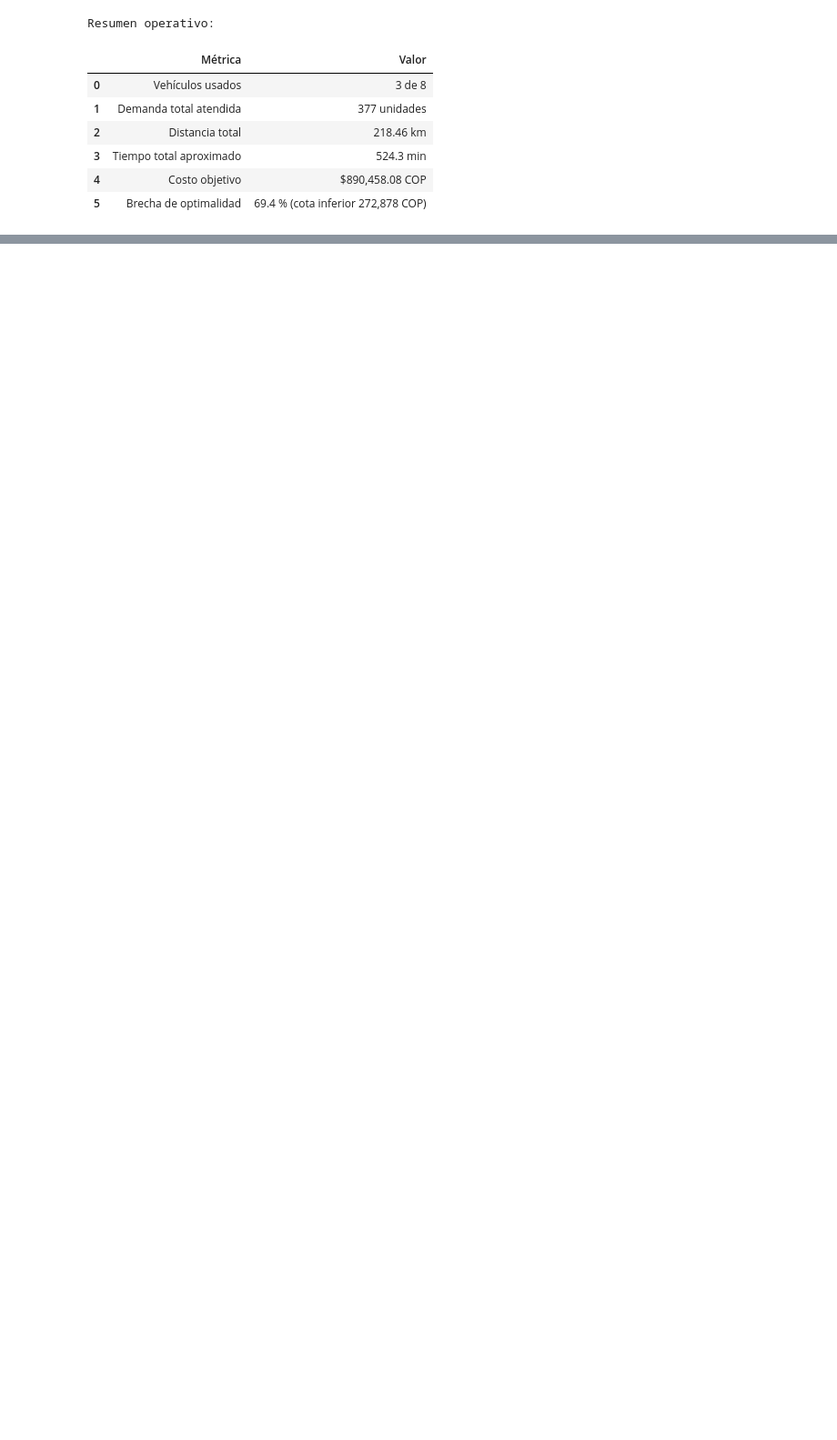
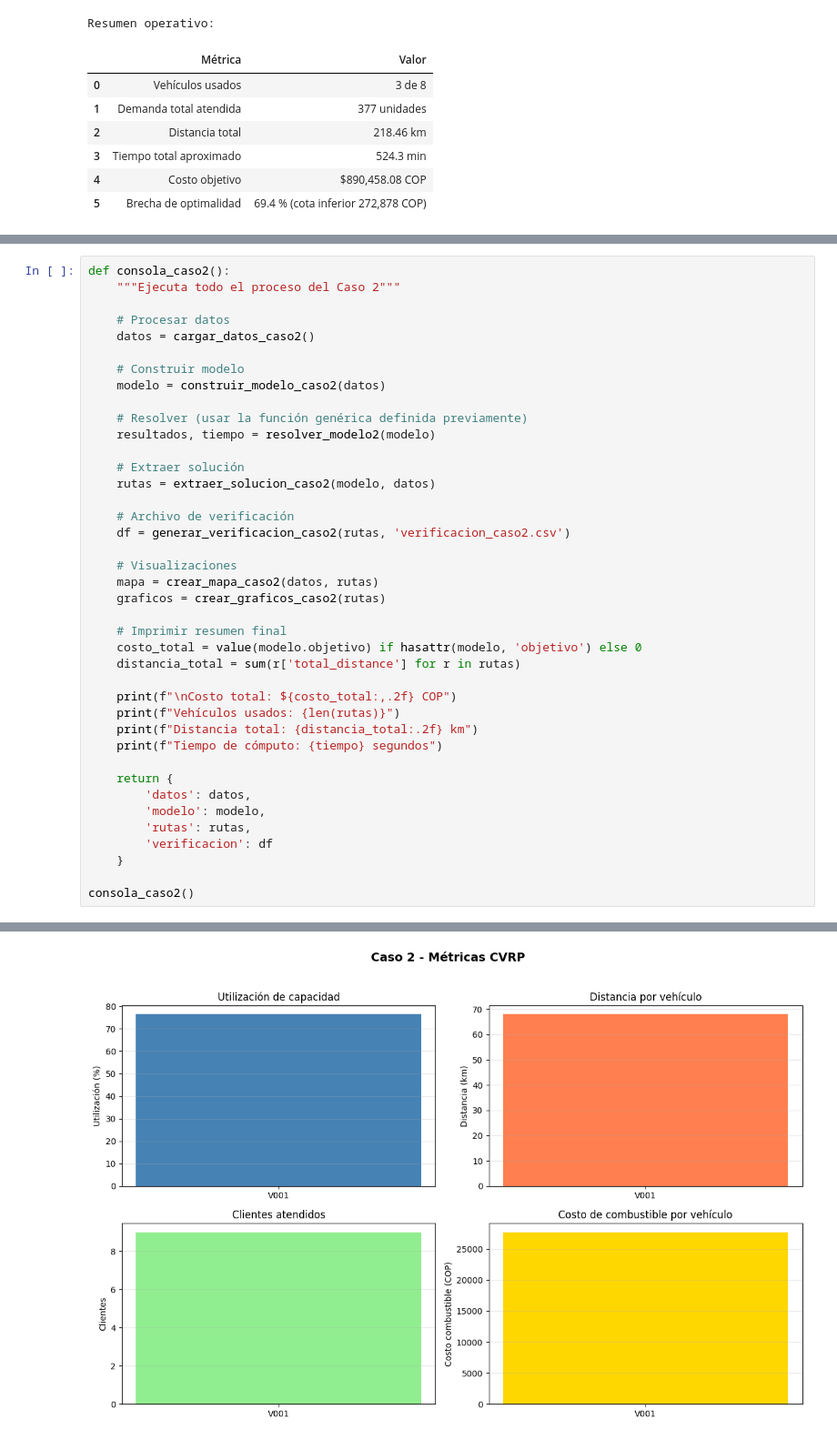
Before and after one commit to MOS-2025-2/Proyecto-2, a Jupyter notebook: Proyecto2.ipynb, the cells around one changed output, grey strips where cells are left out. Shown at 91% size. Cells and saved outputs as stored; diff of their text form; blank space fills up the shorter version.

Commit message:
Caso 2

```diff
--- a/Proyecto2.ipynb
+++ b/Proyecto2.ipynb
@@ -1011,0 +1538,41 @@ Resumen operativo:
+# %%
+def consola_caso2():
+    """Ejecuta todo el proceso del Caso 2"""
+
+    # Procesar datos
+    datos = cargar_datos_caso2()
+
+    # Construir modelo
+    modelo = construir_modelo_caso2(datos)
+
+    # Resolver (usar la función genérica definida previamente)
+    resultados, tiempo = resolver_modelo2(modelo)
+
+    # Extraer solución
+    rutas = extraer_solucion_caso2(modelo, datos)
+
+    # Archivo de verificación
+    df = generar_verificacion_caso2(rutas, 'verificacion_caso2.csv')
+
+    # Visualizaciones
+    mapa = crear_mapa_caso2(datos, rutas)
+    graficos = crear_graficos_caso2(rutas)
+
+    # Imprimir resumen final
+    costo_total = value(modelo.objetivo) if hasattr(modelo, 'objetivo') else 0
+    distancia_total = sum(r['total_distance'] for r in rutas)
+
+    print(f"\nCosto total: ${costo_total:,.2f} COP")
+    print(f"Vehículos usados: {len(rutas)}")
+    print(f"Distancia total: {distancia_total:.2f} km")
+    print(f"Tiempo de cómputo: {tiempo} segundos")
+
+    return {
+        'datos': datos,
+        'modelo': modelo,
+        'rutas': rutas,
+        'verificacion': df
+    }
+
+consola_caso2()
+# %% [output]
@@ -1011,0 +1613 @@ Resumen operativo:
+[figure, added]
```
Also changed, not shown: parts of 20 cells of this notebook, 10 other files.
